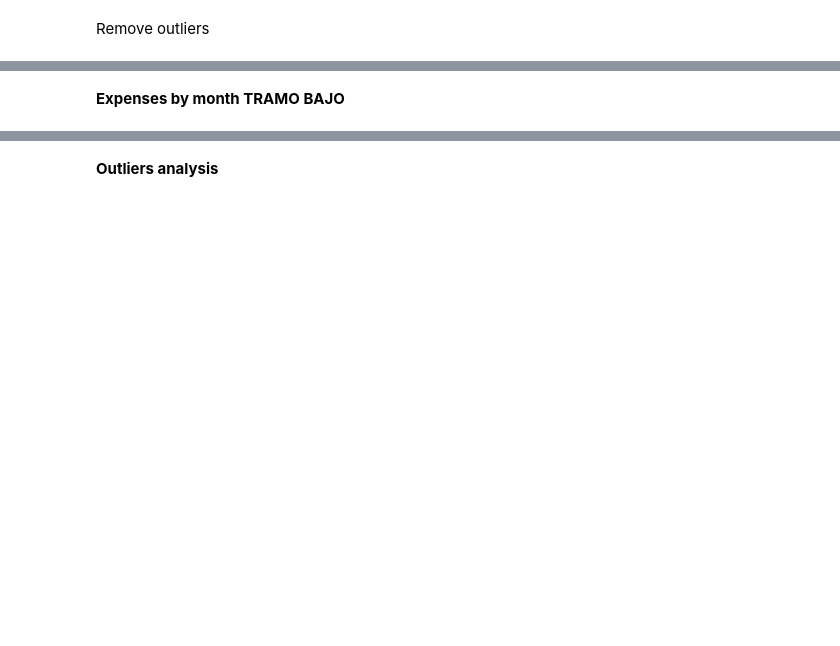
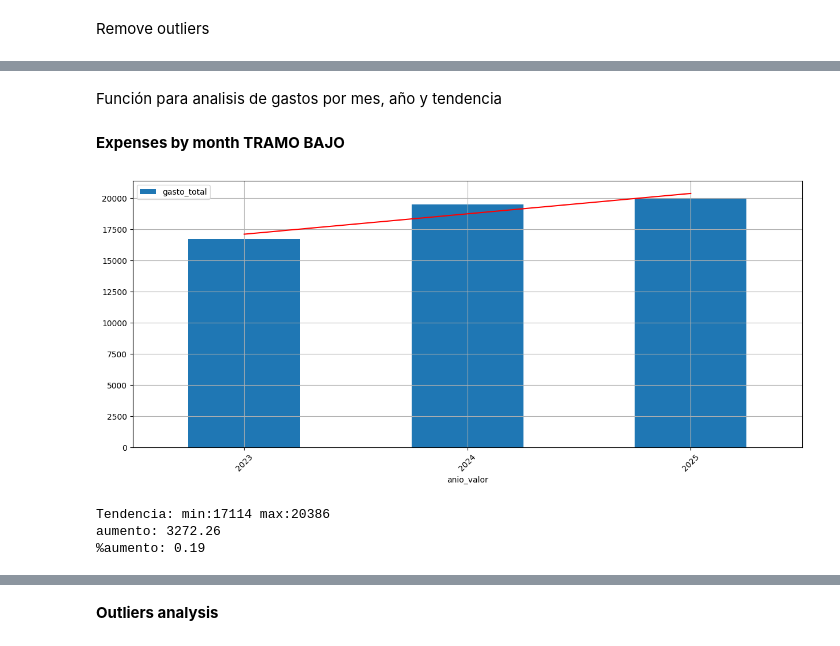
Before and after one commit to cperezh/DataEng_Patterns, a Jupyter notebook: notebooks/Analysis.ipynb, the cells around one changed output, grey strips where cells are left out. Saved outputs shown, nothing was run; the diff lists cells and outputs as text; code cells hidden in the pictures; blank space fills up the shorter version.

```diff
--- a/notebooks/Analysis.ipynb
+++ b/notebooks/Analysis.ipynb
@@ -111,3 +113,50 @@ df_gastos_nooutliers.boxplot(column="importe");
+# %% [markdown]
+Función para analisis de gastos por mes, año y tendencia
+# %%
+from sklearn import linear_model
+
+def analysis_expenses_month_year_trend(df, agg_level:list[str], value_column:str) -> float:
+    """Devuelve la tendencia de los gastos.
+
+        Args:
+            df: dataframe con los datos.
+            agg_level: lista de columnas sobre las que agrupar.
+            value_column: columna sobre la que aplicar la funcion "sum" de agregacion.
+    """
+
+    # agg
+    df_by_month = df.groupby(by=agg_level).agg(gasto_total=(value_column,"sum"))
+
+    # trend
+    reg = linear_model.LinearRegression()
+
+    X = np.arange(0,len(df_by_month["gasto_total"])).reshape(-1, 1)
+    y = df_by_month["gasto_total"].values
+
+    model = reg.fit(X,y)
+    tendencia = model.predict(X)
+
+    # plot
+    df_by_month.plot.bar(rot=45, figsize=(15,6), grid=True);
+    plt.plot(X, tendencia, color="red")
+    plt.xticks(range(len(df_by_month.gasto_total)),df_by_month.index, rotation=45)
+    plt.show();
+
+    # Print trend variation
+    maximo = tendencia[-1]
+    minimo = tendencia[0]
+    print(f"Tendencia: min:{minimo:.0f} max:{maximo:.0f}")
+    print(f"aumento: {maximo-minimo:.2f}")
+    print(f"%aumento: {(maximo-minimo)/minimo:.2f}")
+
+    return tendencia
 # %% [markdown]
 **Expenses by month TRAMO BAJO**
+# %%
+analysis_expenses_month_year_trend(df_gastos_nooutliers, ["anio_valor"], "importe");
+# %% [output]
+[figure, added]
+Tendencia: min:17114 max:20386
+aumento: 3272.26
+%aumento: 0.19
 # %%
```
Also changed, not shown: parts of 33 cells of this notebook, 1 other file.
